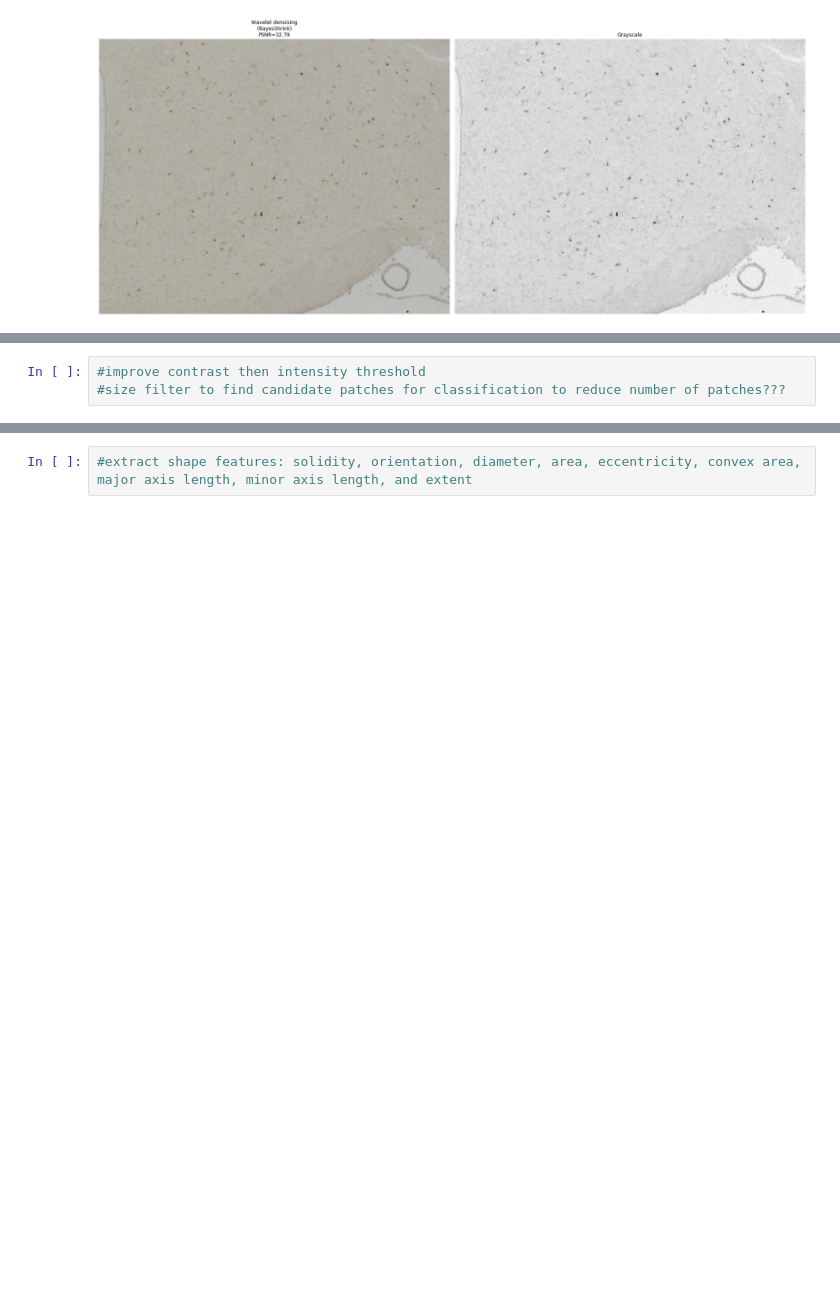
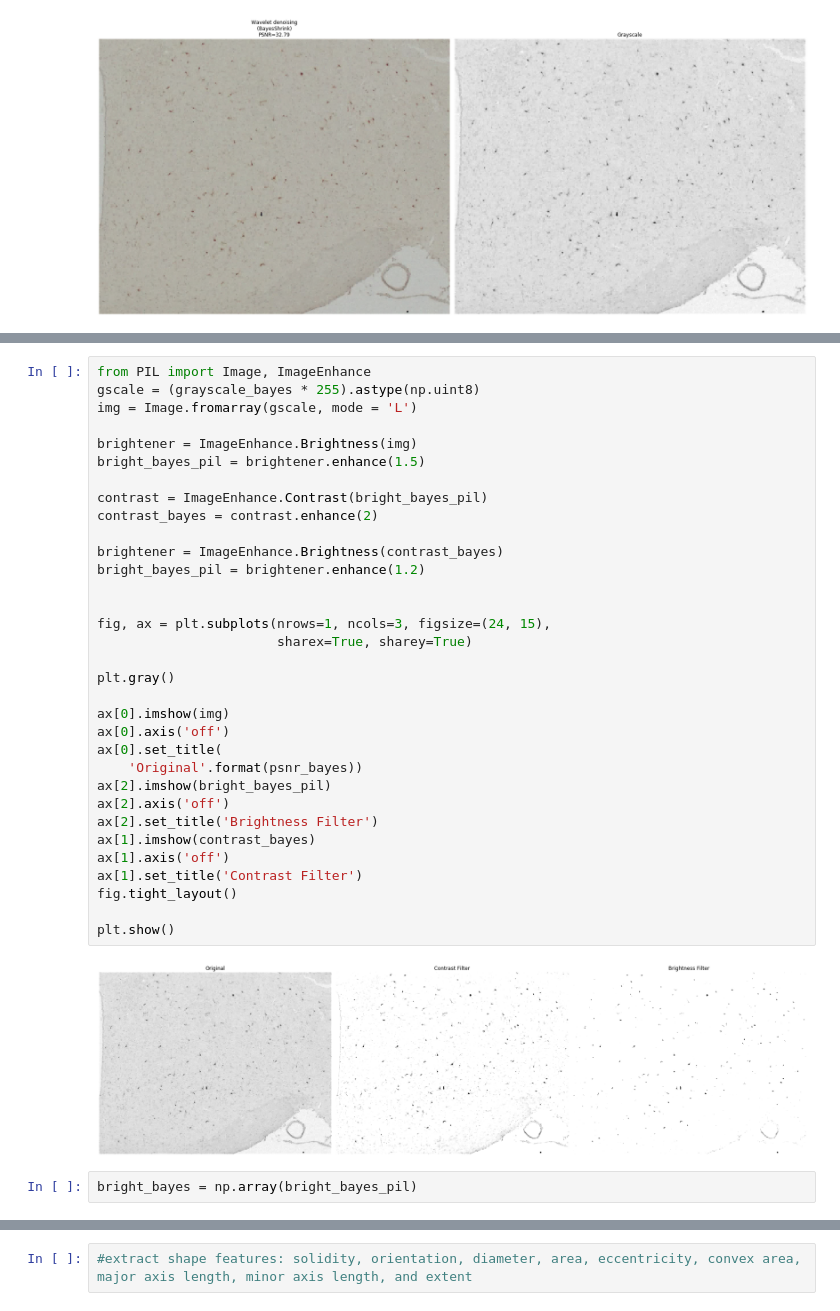
Before and after one commit to amyhynes/ihc-ml, a Jupyter notebook: svm.ipynb, the cells around one changed output, grey strips where cells are left out. Cells and saved outputs as stored; diff of their text form; blank space fills up the shorter version.

```diff
--- a/svm.ipynb
+++ b/svm.ipynb
@@ -148,3 +77,37 @@ plt.show()
-# %%
-#improve contrast then intensity threshold
-#size filter to find candidate patches for classification to reduce number of patches???
+# %%
+from PIL import Image, ImageEnhance
+gscale = (grayscale_bayes * 255).astype(np.uint8)
+img = Image.fromarray(gscale, mode = 'L')
+
+brightener = ImageEnhance.Brightness(img)
+bright_bayes_pil = brightener.enhance(1.5)
+
+contrast = ImageEnhance.Contrast(bright_bayes_pil)
+contrast_bayes = contrast.enhance(2)
+
+brightener = ImageEnhance.Brightness(contrast_bayes)
+bright_bayes_pil = brightener.enhance(1.2)
+
+
+fig, ax = plt.subplots(nrows=1, ncols=3, figsize=(24, 15),
+                       sharex=True, sharey=True)
+
+plt.gray()
+
+ax[0].imshow(img)
+ax[0].axis('off')
+ax[0].set_title(
+    'Original'.format(psnr_bayes))
+ax[2].imshow(bright_bayes_pil)
+ax[2].axis('off')
+ax[2].set_title('Brightness Filter')
+ax[1].imshow(contrast_bayes)
+ax[1].axis('off')
+ax[1].set_title('Contrast Filter')
+fig.tight_layout()
+
+plt.show()
+# %% [output]
+[figure, added]
+# %%
+bright_bayes = np.array(bright_bayes_pil)
```
Also changed, not shown: parts of 12 cells of this notebook, 1 other file.
